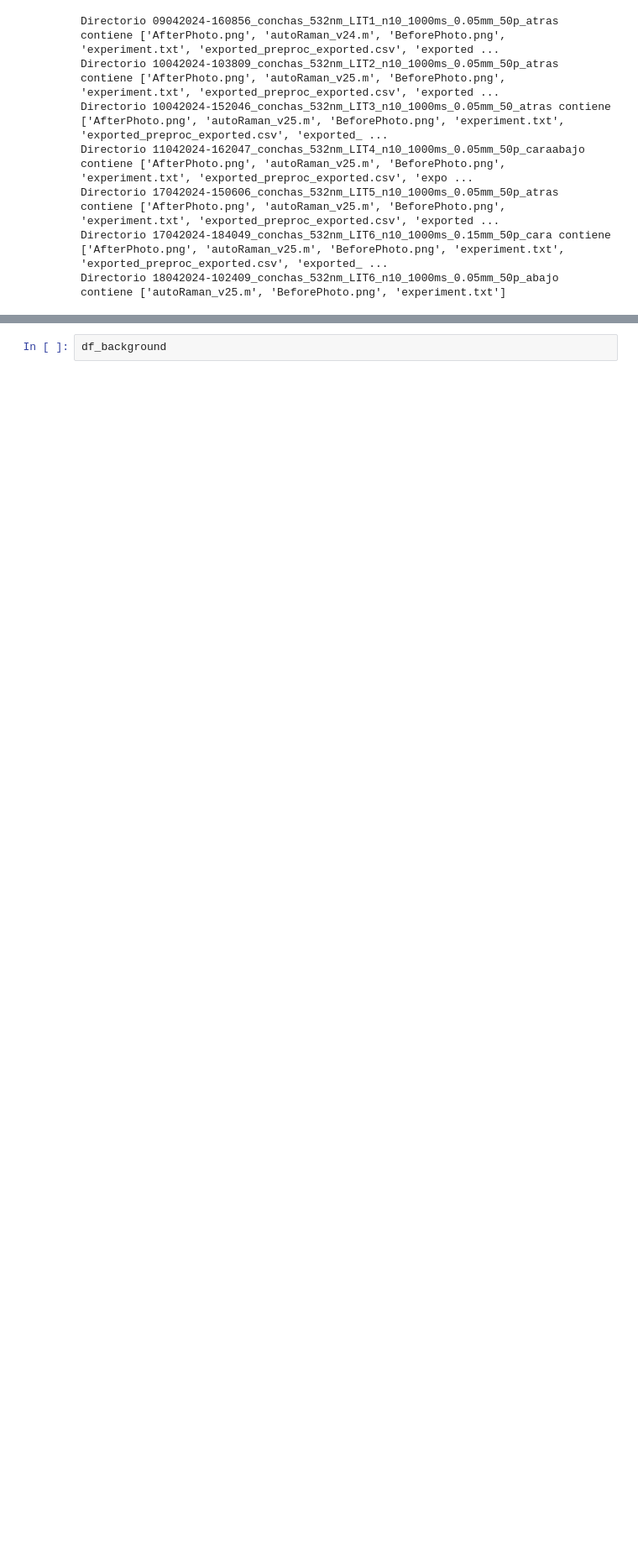
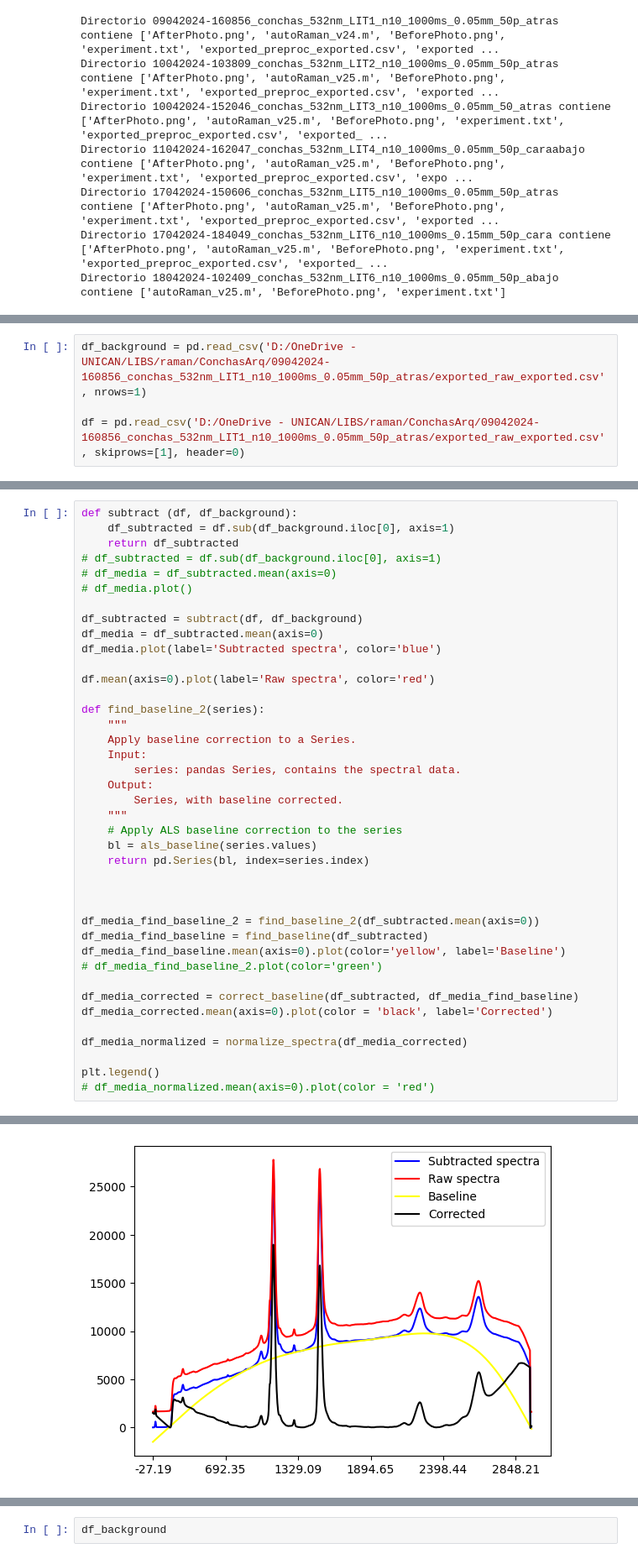
Before and after one commit to andreaperezasen/TFM-ML-Raman-Conchas-Arqueologicas, a Jupyter notebook: Code/Notebooks/procesado_sonda532nm.ipynb, the cells around one changed output, grey strips where cells are left out. Shown at 84% size. Drawn from its saved outputs; the diff is of its cells as text; blank space fills up the shorter version.

```diff
--- a/Code/Notebooks/procesado_sonda532nm.ipynb
+++ b/Code/Notebooks/procesado_sonda532nm.ipynb
@@ -95,0 +93,4 @@ def preprocesado_raw(df,bg):
+# %%
+df_background = pd.read_csv('D:/OneDrive - UNICAN/LIBS/raman/ConchasArq/09042024-160856_conchas_532nm_LIT1_n10_1000ms_0.05mm_50p_atras/exported_raw_exported.csv', nrows=1)
+
+df = pd.read_csv('D:/OneDrive - UNICAN/LIBS/raman/ConchasArq/09042024-160856_conchas_532nm_LIT1_n10_1000ms_0.05mm_50p_atras/exported_raw_exported.csv', skiprows=[1], header=0)
@@ -95,0 +290,41 @@ def preprocesado_raw(df,bg):
+# %%
+def subtract (df, df_background):
+    df_subtracted = df.sub(df_background.iloc[0], axis=1)
+    return df_subtracted
+# df_subtracted = df.sub(df_background.iloc[0], axis=1)
+# df_media = df_subtracted.mean(axis=0)
+# df_media.plot()
+
+df_subtracted = subtract(df, df_background)
+df_media = df_subtracted.mean(axis=0)
+df_media.plot(label='Subtracted spectra', color='blue')
+
+df.mean(axis=0).plot(label='Raw spectra', color='red')
+
+def find_baseline_2(series):
+    """
+    Apply baseline correction to a Series.
+    Input:
+        series: pandas Series, contains the spectral data.
+    Output:
+        Series, with baseline corrected.
+    """
+    # Apply ALS baseline correction to the series
+    bl = als_baseline(series.values)
+    return pd.Series(bl, index=series.index)
+
+
+
+df_media_find_baseline_2 = find_baseline_2(df_subtracted.mean(axis=0))
+df_media_find_baseline = find_baseline(df_subtracted)
+df_media_find_baseline.mean(axis=0).plot(color='yellow', label='Baseline')
+# df_media_find_baseline_2.plot(color='green')
+
+df_media_corrected = correct_baseline(df_subtracted, df_media_find_baseline)
+df_media_corrected.mean(axis=0).plot(color = 'black', label='Corrected')
+
+df_media_normalized = normalize_spectra(df_media_corrected)
+
+plt.legend()
+# df_media_normalized.mean(axis=0).plot(color = 'red')
+# %% [output]
@@ -95,0 +336 @@ def preprocesado_raw(df,bg):
+[figure, added]
```
Also changed, not shown: parts of 12 cells of this notebook.
